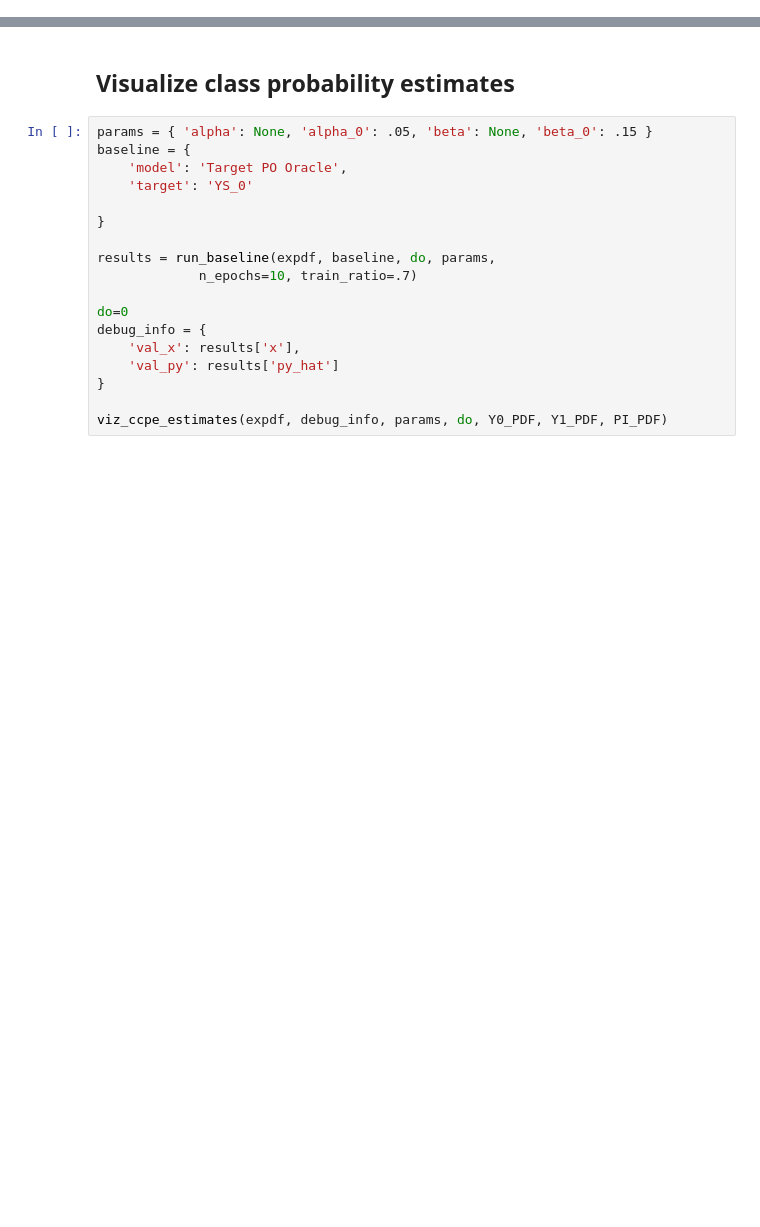
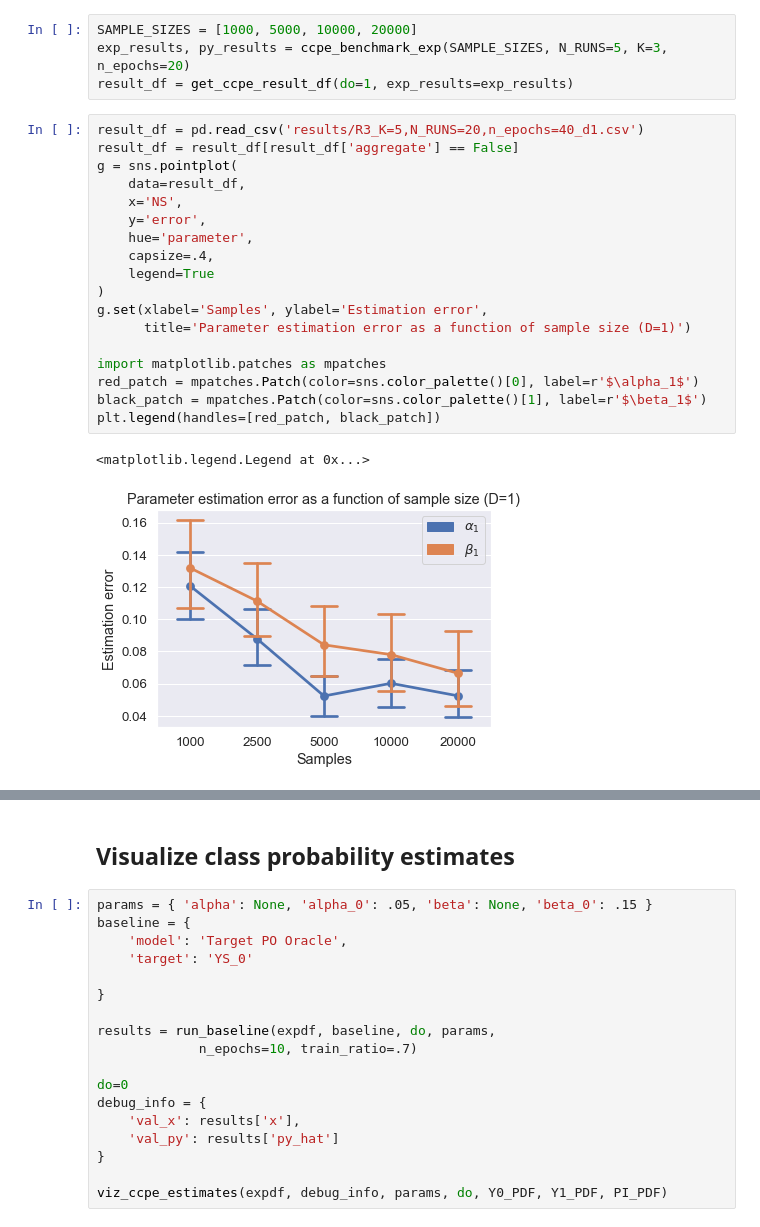
Before and after one commit to lguerdan/counterfactual-decision-support, a Jupyter notebook: experiments.ipynb, the cells around one changed output, grey strips where cells are left out. Saved outputs shown, nothing was run; the diff lists cells and outputs as text; blank space fills up the shorter version.

```diff
--- a/experiments.ipynb
+++ b/experiments.ipynb
@@ -99,0 +332,25 @@ plt.xticks(rotation=30)
+# %%
+SAMPLE_SIZES = [1000, 5000, 10000, 20000]
+exp_results, py_results = ccpe_benchmark_exp(SAMPLE_SIZES, N_RUNS=5, K=3, n_epochs=20)
+result_df = get_ccpe_result_df(do=1, exp_results=exp_results)
+# %%
+result_df = pd.read_csv('results/R3_K=5,N_RUNS=20,n_epochs=40_d1.csv')
+result_df = result_df[result_df['aggregate'] == False]
+g = sns.pointplot(
+    data=result_df,
+    x='NS',
+    y='error',
+    hue='parameter',
+    capsize=.4,
+    legend=True
+)
+g.set(xlabel='Samples', ylabel='Estimation error',
+      title='Parameter estimation error as a function of sample size (D=1)')
+
+import matplotlib.patches as mpatches
+red_patch = mpatches.Patch(color=sns.color_palette()[0], label=r'$\alpha_1$')
+black_patch = mpatches.Patch(color=sns.color_palette()[1], label=r'$\beta_1$')
+plt.legend(handles=[red_patch, black_patch])
+# %% [output]
+<matplotlib.legend.Legend at 0x...>
+[figure, added]
```
Also changed, not shown: parts of 28 cells of this notebook, 6 other files.
